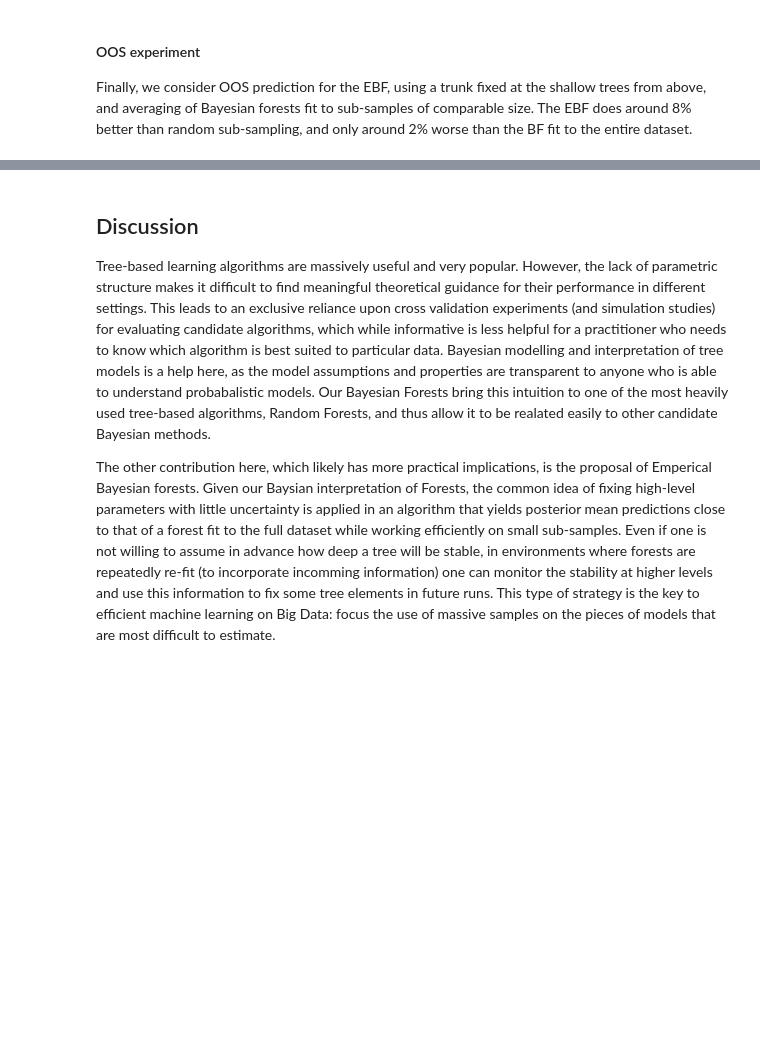
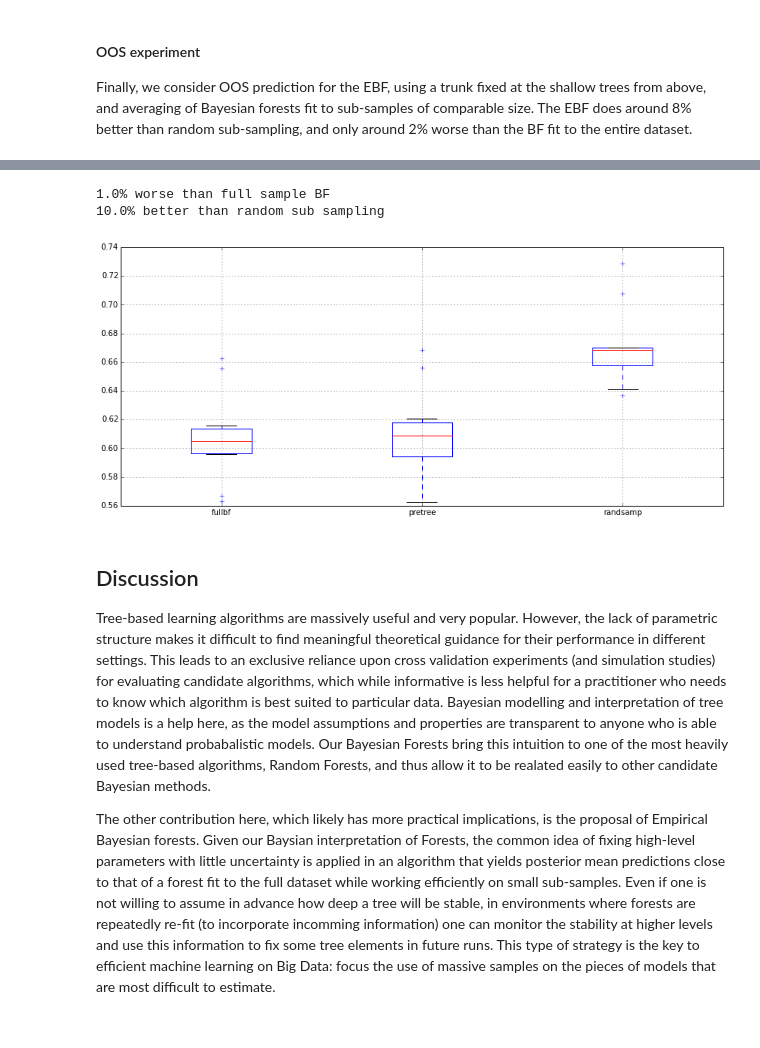
Before and after one commit to TaddyLab/bayesian-forest, a Jupyter notebook: bayesforest.ipynb, the cells around one changed output, grey strips where cells are left out. Saved outputs shown, nothing was run; the diff lists cells and outputs as text; code cells hidden in the pictures; blank space fills up the shorter version.

```diff
--- a/bayesforest.ipynb
+++ b/bayesforest.ipynb
@@ -808,0 +810,19 @@ dtype: float64
+# %%
+wine_RMSE = {key: [] for key in ['pretree','randsamp','fullbf']}
+from sklearn.cross_validation import KFold
+kw = KFold(len(yw), n_folds=10,shuffle=True,random_state=5807)
+
+k = 0
+for train, test in kw:
+    print(k)
+
+    Xtrain = Xw.iloc[train].values
+    Xtest = Xw.iloc[test].values
+    y = yw[train]
+    f = yw[test]
+
+    wine_RMSE['pretree'] += [EBF(Xtrain,y,Xtest,f,k=k,mslpre=1000)]
+    wine_RMSE['randsamp'] += [EBF(Xtrain,y,Xtest,f,k=k,pretree=False)]
+    wine_RMSE['fullbf'] += [EBF(Xtrain,y,Xtest,f,k=k,pretree=False,nblock=1)]
+
+    k+=1
@@ -809,9 +847,22 @@ dtype: float64
+# %%
+wine_RMSE = pd.DataFrame(wine_RMSE)
+wine_RMSE.boxplot(return_type='axes')
+wine_MRMSE = wine_RMSE.mean()
+
+print(round((wine_MRMSE['pretree']-wine_MRMSE['fullbf'])/wine_MRMSE['fullbf']*100), end="% ")
+print("worse than full sample BF")
+print(round((wine_MRMSE['randsamp']-wine_MRMSE['pretree'])/wine_MRMSE['pretree']*100), end="% ")
+print("better than random sub sampling")
+# %% [output]
+1.0% worse than full sample BF
+10.0% better than random sub sampling
+[figure, added]
 # %% [markdown]
 ## Discussion
 
 Tree-based learning algorithms are massively useful and very popular.  However, the lack of parametric structure makes it difficult to find meaningful theoretical guidance for their performance in different settings.  This leads to an exclusive reliance upon cross validation experiments (and simulation studies) for evaluating candidate algorithms,
 which while informative is less helpful for a practitioner who needs to know which algorithm is best suited to particular data.  Bayesian modelling and interpretation of tree models is a help here, as the model assumptions and properties are transparent to anyone who is able to understand probabalistic models.  Our Bayesian Forests bring this intuition to one of the most heavily used tree-based algorithms, Random Forests, and thus allow it to be realated easily to other candidate Bayesian methods.
 
-The other contribution here, which likely has more practical implications, is the proposal of Emperical Bayesian forests.  Given our Baysian interpretation of Forests, the common idea of fixing high-level parameters with little uncertainty is applied in an algorithm that yields posterior mean predictions close to that of a forest fit to the full dataset while working efficiently on small sub-samples.  Even if one is not willing to assume in advance how deep a tree will be stable, in environments where forests are repeatedly re-fit (to incorporate incomming information) one can monitor the stability at higher levels and use this information to fix some tree elements in future runs.  This type of strategy is the key to efficient machine learning on Big Data: focus the use of massive samples on the pieces of models that are most difficult to estimate.
+The other contribution here, which likely has more practical implications, is the proposal of Empirical Bayesian forests.  Given our Baysian interpretation of Forests, the common idea of fixing high-level parameters with little uncertainty is applied in an algorithm that yields posterior mean predictions close to that of a forest fit to the full dataset while working efficiently on small sub-samples.  Even if one is not willing to assume in advance how deep a tree will be stable, in environments where forests are repeatedly re-fit (to incorporate incomming information) one can monitor the stability at higher levels and use this information to fix some tree elements in future runs.  This type of strategy is the key to efficient machine learning on Big Data: focus the use of massive samples on the pieces of models that are most difficult to estimate.
 
 <br>
```
Also changed, not shown: parts of 14 cells of this notebook, 1 other file.
